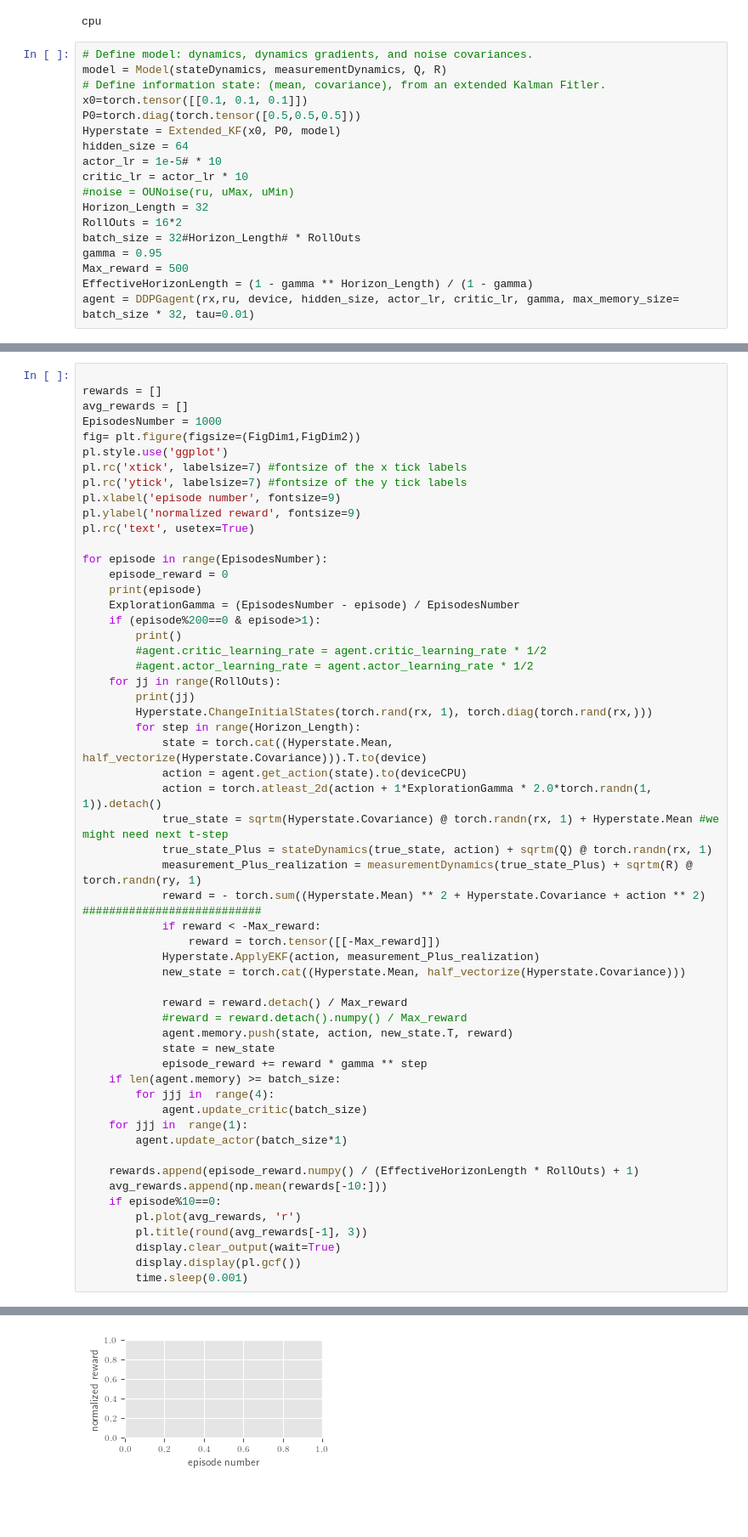
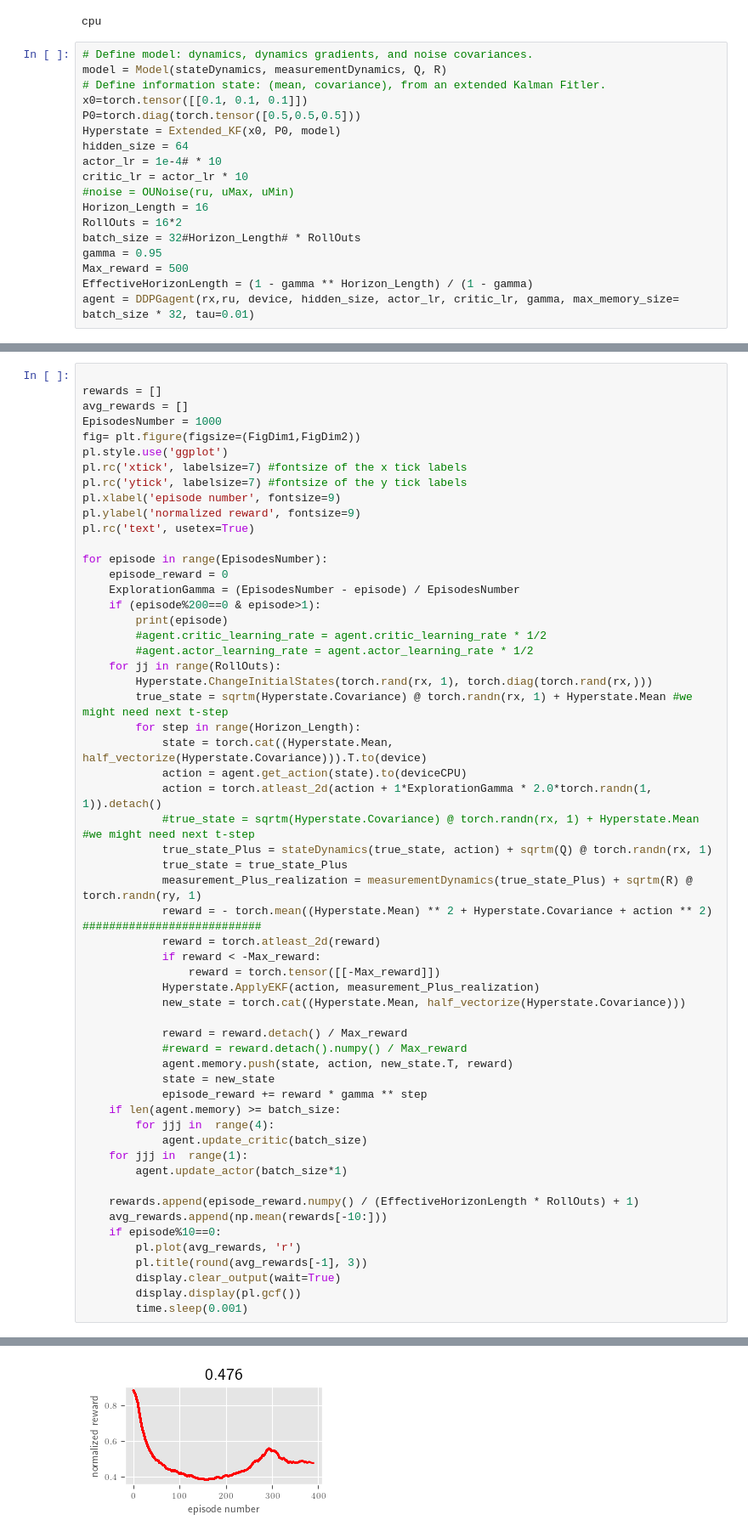
Before and after one commit to msramada/Active-Learning-Reinforcement-Learning, a Jupyter notebook: main.ipynb, the cells around one changed output, grey strips where cells are left out. Shown: that part at 85% size. Drawn from its saved outputs; the diff is of its cells as text; blank space fills up the shorter version.

```diff
--- a/main.ipynb
+++ b/main.ipynb
@@ -33,10 +33,10 @@ x0=torch.tensor([[0.1, 0.1, 0.1]])
 P0=torch.diag(torch.tensor([0.5,0.5,0.5]))
 Hyperstate = Extended_KF(x0, P0, model)
 hidden_size = 64
-actor_lr = 1e-5# * 10
+actor_lr = 1e-4# * 10
 critic_lr = actor_lr * 10
 #noise = OUNoise(ru, uMax, uMin)
-Horizon_Length = 32
+Horizon_Length = 16
 RollOuts = 16*2
 batch_size = 32#Horizon_Length# * RollOuts
 gamma = 0.95
@@ -76,23 +70,24 @@ pl.rc('text', usetex=True)
 
 for episode in range(EpisodesNumber):
     episode_reward = 0
-    print(episode)
     ExplorationGamma = (EpisodesNumber - episode) / EpisodesNumber
     if (episode%200==0 & episode>1):
-        print()
+        print(episode)
         #agent.critic_learning_rate = agent.critic_learning_rate * 1/2
         #agent.actor_learning_rate = agent.actor_learning_rate * 1/2
     for jj in range(RollOuts):
-        print(jj)
         Hyperstate.ChangeInitialStates(torch.rand(rx, 1), torch.diag(torch.rand(rx,)))
+        true_state = sqrtm(Hyperstate.Covariance) @ torch.randn(rx, 1) + Hyperstate.Mean #we might need next t-step
         for step in range(Horizon_Length):
             state = torch.cat((Hyperstate.Mean, half_vectorize(Hyperstate.Covariance))).T.to(device)
             action = agent.get_action(state).to(deviceCPU)
             action = torch.atleast_2d(action + 1*ExplorationGamma * 2.0*torch.randn(1, 1)).detach()
-            true_state = sqrtm(Hyperstate.Covariance) @ torch.randn(rx, 1) + Hyperstate.Mean #we might need next t-step
+            #true_state = sqrtm(Hyperstate.Covariance) @ torch.randn(rx, 1) + Hyperstate.Mean #we might need next t-step
             true_state_Plus = stateDynamics(true_state, action) + sqrtm(Q) @ torch.randn(rx, 1)
+            true_state = true_state_Plus
             measurement_Plus_realization = measurementDynamics(true_state_Plus) + sqrtm(R) @ torch.randn(ry, 1)
-            reward = - torch.sum((Hyperstate.Mean) ** 2 + Hyperstate.Covariance + action ** 2) ###########################
+            reward = - torch.mean((Hyperstate.Mean) ** 2 + Hyperstate.Covariance + action ** 2) ###########################
+            reward = torch.atleast_2d(reward)
             if reward < -Max_reward:
                 reward = torch.tensor([[-Max_reward]])
             Hyperstate.ApplyEKF(action, measurement_Plus_realization)
@@ -123 +116 @@ RuntimeError: output with shape [] doesn't match the broadcast shape [1, 1]
-[figure, old version]
+[figure, new version]
```
Also changed, not shown: parts of 6 cells of this notebook, 3 other files.
